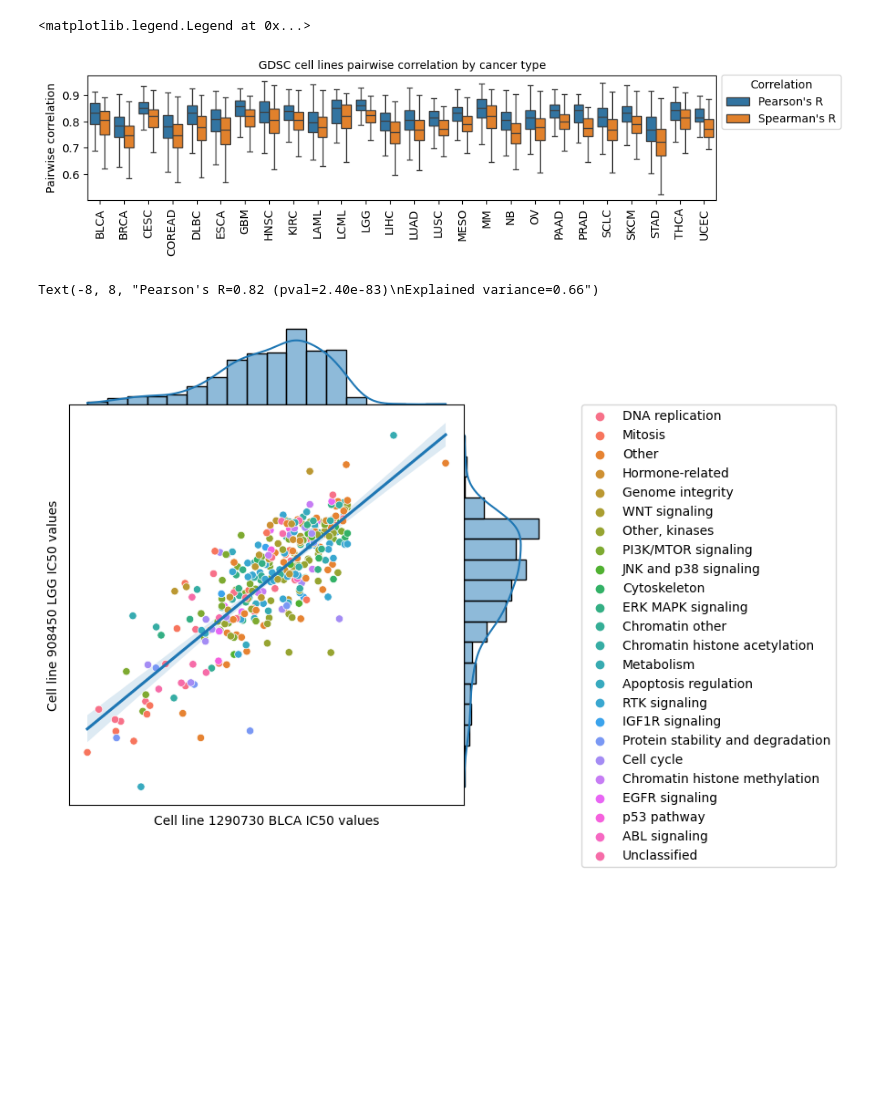
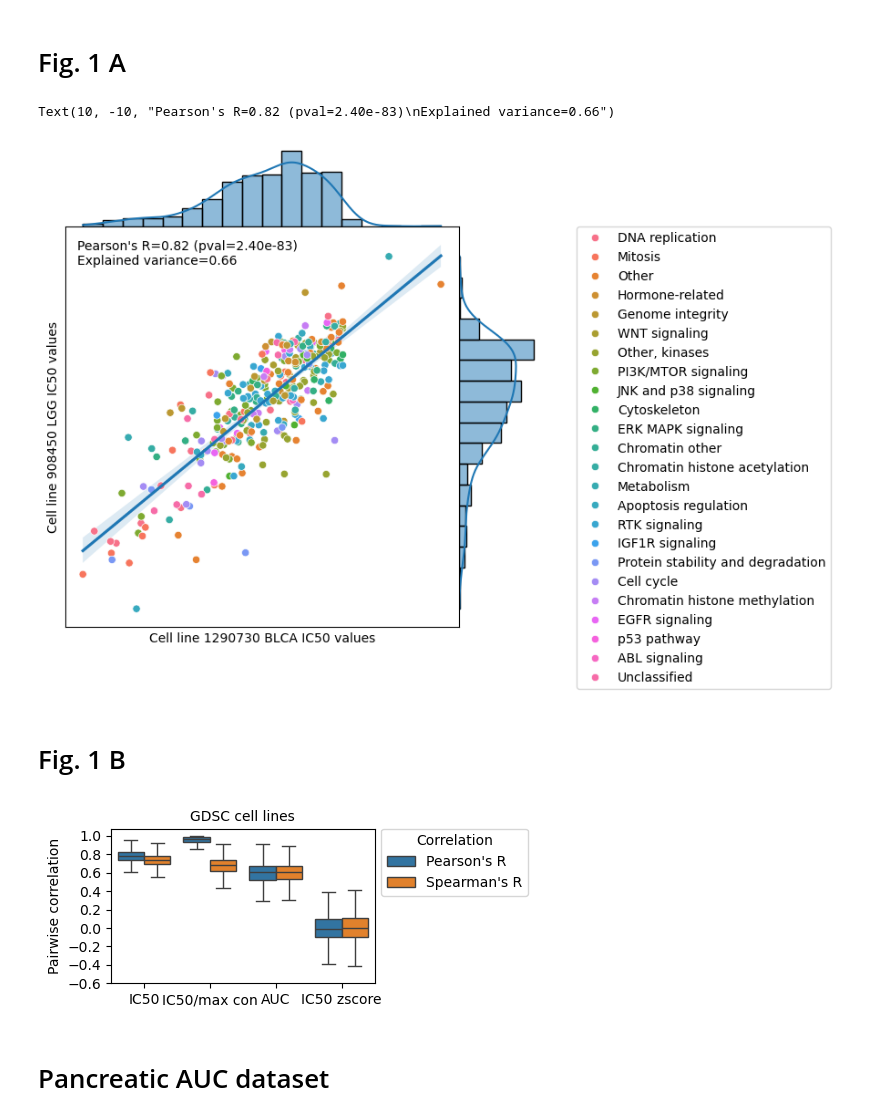
Before and after one commit to UroGenus/GDSC_Pancreatic_study, a Jupyter notebook: compute_correlation.ipynb, the cells around one changed output. Drawn from its saved outputs; the diff is of its cells as text; code cells hidden in the pictures; blank space fills up the shorter version.

Commit message:
code for images updated

```diff
--- a/compute_correlation.ipynb
+++ b/compute_correlation.ipynb
@@ -27,12 +29,17 @@ def gen_corr_df(data, method, name):
 # %%
 # PATH TO GDSC dataset downloaded from https://www.cancerrxgene.org/downloads/drug_data?screening_set=GDSC1
-gdsc_drug_response = pd.read_csv('YOUR PATH')
+#gdsc_drug_response = pd.read_csv('YOUR PATH')
+gdsc_drug_response = pd.read_csv('/Users/katja/Projects/ProstateCancer/databases/GDSC/PANCANCER_IC_Wed Dec  6 11_52_08 2023.csv')
 # drug pathways, downloaded from the above link under Preview: drugs included in download (.csv)
-drug_pathways = pd.read_csv('drug_pathways.csv')
+#drug_pathways = pd.read_csv('YOUR PATH')
+drug_pathways = pd.read_csv('/Users/katja/Projects/ProstateCancer/databases/GDSC/drug_pathways.csv')
 
 gdsc_drug_response['IC50/max con'] = gdsc_drug_response['IC50'] / gdsc_drug_response['Max Conc']
 gdsc_drug_response['IC50 zscore'] = gdsc_drug_response['Z score']
-gdsc_drug_response
+
+gdsc_drug_response = gdsc_drug_response.merge(drug_pathways[['drug_id', 'pathway_name']],
+                                              how = 'left', left_on = 'Drug ID', right_on = 'drug_id')
+gdsc_drug_response.head()
 # %% [output]
 |  | Drug Name | Drug ID | Cell Line Name | Cosmic ID | TCGA Classification | Tissue | Tissue Sub-type | IC50 | ... |
 | 0 | Erlotinib | 1 | ES5 | 684057 | UNCLASSIFIED | bone | ewings_sarcoma | 3.966813 | ... |
@@ -102,71 +80,42 @@ axs.legend(bbox_to_anchor=(1, 1.05), title='Correlation', title_fontsize='10', f
-# %%
-ct_pears_corr_df = pd.DataFrame()
-ct_spear_corr_df = pd.DataFrame()
-for cancer_type, rows in gdsc_drug_response.groupby('TCGA Classification'):
-    if cancer_type in ['UNCLASSIFIED', 'ALL', np.nan]: continue
-    cl_ids = rows['Cosmic ID'].unique()
-    if len(cl_ids)<5: continue
-
-    loc_pears_corr_df = gen_corr_df(gdsc_IC50_df.loc[cl_ids], 'pearson', 'IC50')
-    loc_pears_corr_df['Cancer type'] = [cancer_type] * len(loc_pears_corr_df)
-    ct_pears_corr_df = pd.concat([ct_pears_corr_df, loc_pears_corr_df])
-
-    loc_spear_corr_df = gen_corr_df(gdsc_IC50_df.loc[cl_ids], 'spearman', 'IC50')
-    loc_spear_corr_df['Cancer type'] = [cancer_type] * len(loc_spear_corr_df)
-    ct_spear_corr_df = pd.concat([ct_spear_corr_df, loc_spear_corr_df])
-
-ct_corr_df = pd.concat([ct_pears_corr_df, ct_spear_corr_df])
-# %%
-fig, axs = plt.subplots(nrows=1, ncols=1, figsize = (10, 2))
-
-sns.boxplot(x="Cancer type", y="Correlation", hue="Method", data=ct_corr_df, ax = axs,
-            showfliers = False)
-
-axs.set_ylabel('Pairwise correlation')
-axs.set_xlabel(None)
-axs.set_xticklabels(axs.get_xticklabels(), rotation=90)
-axs.grid(False)
-axs.set_title('GDSC cell lines pairwise correlation by cancer type', fontsize='10')
-
-axs.legend(bbox_to_anchor=(1, 1.05), title='Correlation', title_fontsize='10', fontsize='10')
-# %% [output]
-<matplotlib.legend.Legend at 0x...>
-[figure, removed]
+# %% [markdown]
+# Fig. 1 A
 # %%
 from sklearn.metrics import explained_variance_score
 from scipy.stats import pearsonr
 
 np.random.seed(0)
+
 def random_cell_line(cancer_type):
     cell_lines = gdsc_drug_response[gdsc_drug_response['TCGA Classification'] == cancer_type]['Cosmic ID'].values
     return np.random.choice(cell_lines)
 
 cl_id1 = random_cell_line('BLCA')
 cl_id2 = random_cell_line('LGG')
 
-#fig, axs = plt.subplots(nrows=1, ncols=1, figsize = (3, 3))
-
 data = gdsc_IC50_df.loc[[cl_id1, cl_id2]].dropna(axis=1).T
 
 expl_var = explained_variance_score(data.T.loc[cl_id1], data.T.loc[cl_id2])
 pearson = pearsonr(data.T.loc[cl_id1], data.T.loc[cl_id2])
 
-data_drugs = data.join(drug_pathways.set_index('drug_id'))
+axs = sns.jointplot(data=data_drugs, x=cl_id1, y=cl_id2, kind='reg', height=6, space=0, scatter_kws={'s': 1})
 
-axs = sns.jointplot(data=data_drugs, x=cl_id1, y=cl_id2, kind='reg', height=6, space=0, scatter_kws={'s': 1})
 sns.scatterplot(data=data_drugs, x=cl_id1, y=cl_id2, hue='pathway_name')
 
 plt.legend(bbox_to_anchor=(1.3, 1), loc=2, borderaxespad=0.)
 axs.ax_joint.set_xlabel('Cell line %d BLCA IC50 values' % (cl_id1))
 axs.ax_joint.set_ylabel('Cell line %d LGG IC50 values' % (cl_id2))
 axs.ax_joint.grid(False)
+
 axs.ax_joint.set_xticks([])
 axs.ax_joint.set_yticks([])
 
 stats_vals = "Pearson's R=%.2f (pval=%.2e)\nExplained variance=%.2f" % (pearson[0], pearson[1], expl_var)
 
-axs.ax_joint.annotate(stats_vals,
-             (-8, 8))
+axs.ax_joint.annotate(stats_vals, xy=(0, 1), xycoords='axes fraction',
+                      xytext=(10, -10), textcoords='offset points',
+                      ha='left', va='top', fontsize=10)
 # %% [output]
-Text(-8, 8, "Pearson's R=0.82 (pval=2.40e-83)\nExplained variance=0.66")
+Text(10, -10, "Pearson's R=0.82 (pval=2.40e-83)\nExplained variance=0.66")
-[figure, old version]
+[figure, new version]
+# %% [markdown]
+# Fig. 1 B
@@ -172,0 +136,6 @@ Text(-8, 8, "Pearson's R=0.82 (pval=2.40e-83)\nExplained variance=0.66")
+# %%
+plot_pearson_spearman(gdsc_df, 'GDSC cell lines', figsize = (3.4, 2))
+# %% [output]
+[figure, added]
+# %% [markdown]
+# Pancreatic AUC dataset
```
Also changed, not shown: parts of 15 cells of this notebook, 2 other files.
